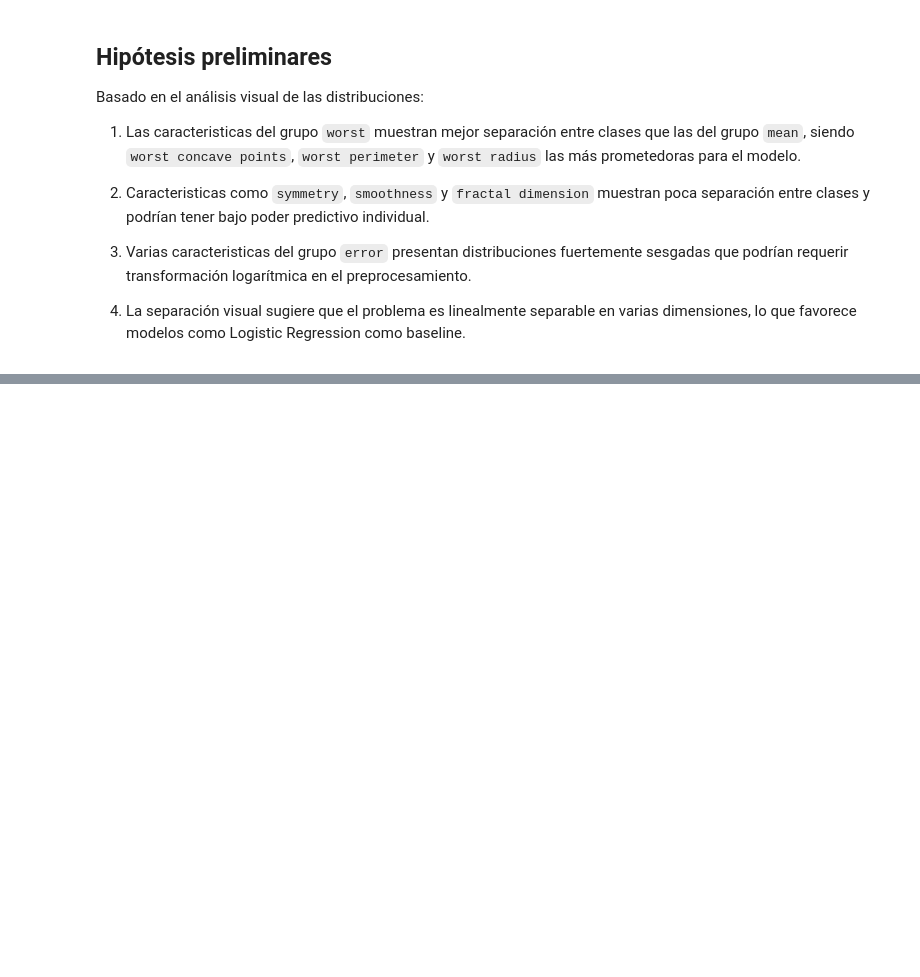
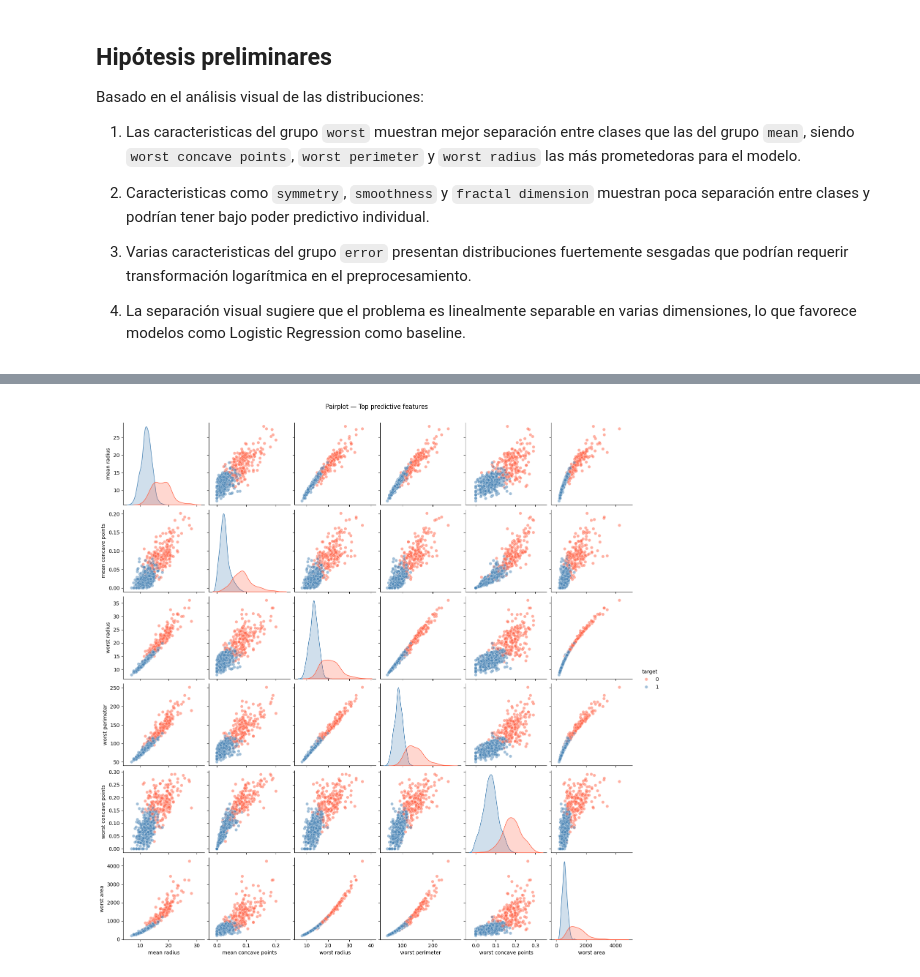
Before and after one commit to Robles663/Breast-cancer-classifier, a Jupyter notebook: notebooks/01_EDA.ipynb, the cells around one changed output, grey strips where cells are left out. Saved outputs shown, nothing was run; the diff lists cells and outputs as text; code cells hidden in the pictures; blank space fills up the shorter version.

```diff
--- a/notebooks/01_EDA.ipynb
+++ b/notebooks/01_EDA.ipynb
@@ -71,0 +117,23 @@ plt.show()
+# %%
+top_features = [
+    'mean radius',
+    'mean concave points',
+    'worst radius',
+    'worst perimeter',
+    'worst concave points',
+    'worst area',
+    'target'
+]
+
+sns.pairplot(
+    df[top_features],
+    hue='target',
+    palette={0: 'tomato', 1: 'steelblue'},
+    plot_kws={'alpha': 0.5},
+    diag_kind='kde'
+)
+
+plt.suptitle('Pairplot — Top predictive features', y=1.02)
+plt.show()
+# %% [output]
+[figure, added]
```
Also changed, not shown: parts of 9 cells of this notebook.
